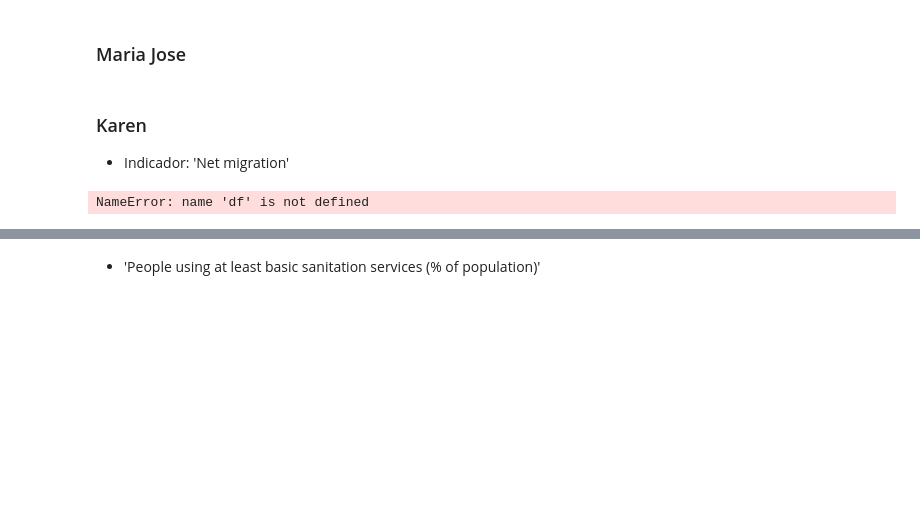
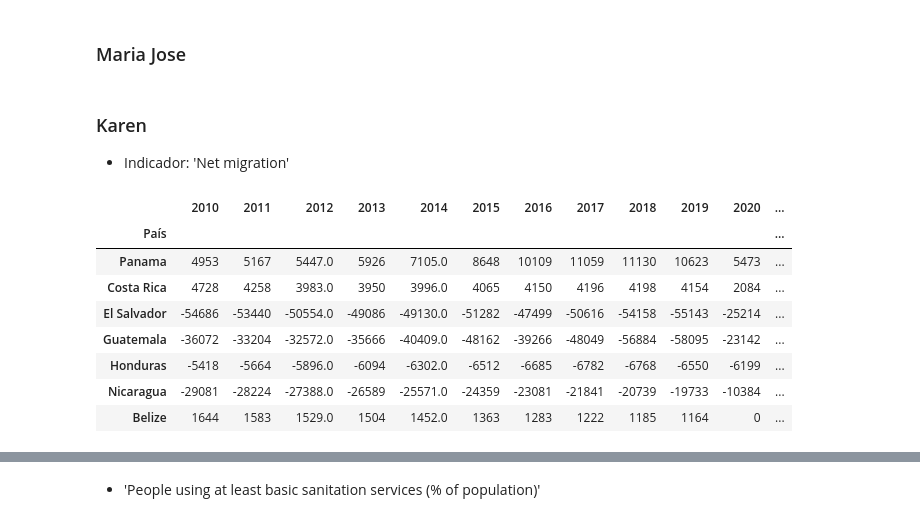
Before and after one commit to KarenSSanchezP/AnalisisLongevidad-AC, a Jupyter notebook: archivo.ipynb, the cells around one changed output, grey strips where cells are left out. Cells and saved outputs as stored; diff of their text form; code cells hidden in the pictures; blank space fills up the shorter version.

```diff
--- a/archivo.ipynb
+++ b/archivo.ipynb
@@ -57,11 +84,22 @@ Karen
 # %% [markdown]
 ### Karen
 - Indicador: 'Net migration'
-# %%
-dfNetMigration = df.groupby(['Provincia', 'Comuna']).sum()
-dfNetMigration.reset_index(inplace=True)
-dfNetMigration.columns = ['Provincia', 'Comuna', 'NetMigration']
-dfNetMigration = dfNetMigration.sort_values(by=['NetMigration'], ascending=False)
-dfNetMigration.head()
-# %% [output]
-NameError: name 'df' is not defined
+# %%
+# seleccionar las filas que contienen el indicador "Net migration"
+dfNetMigration = df[df['Indicador'].str.contains('Net migration')]
+# eliminar la columna indicador
+dfNetMigration = dfNetMigration.drop(columns=['Indicador'])
+# elegimos la columna "País" como index y eliminamos la columna "País"
+dfNetMigration.set_index('País', inplace=True)
+# mostramos los datos
+dfNetMigration
+# %% [output]
+|  | 2010 | 2011 | 2012 | 2013 | 2014 | 2015 | 2016 | 2017 | 2018 | 2019 | 2020 | ... |
+| País |  |  |  |  |  |  |  |  |  |  |  | ... |
+| Panama | 4953 | 5167 | 5447.0 | 5926 | 7105.0 | 8648 | 10109 | 11059 | 11130 | 10623 | 5473 | ... |
+| Costa Rica | 4728 | 4258 | 3983.0 | 3950 | 3996.0 | 4065 | 4150 | 4196 | 4198 | 4154 | 2084 | ... |
+| El Salvador | -54686 | -53440 | -50554.0 | -49086 | -49130.0 | -51282 | -47499 | -50616 | -54158 | -55143 | -25214 | ... |
+| Guatemala | -36072 | -33204 | -32572.0 | -35666 | -40409.0 | -48162 | -39266 | -48049 | -56884 | -58095 | -23142 | ... |
+| Honduras | -5418 | -5664 | -5896.0 | -6094 | -6302.0 | -6512 | -6685 | -6782 | -6768 | -6550 | -6199 | ... |
+| Nicaragua | -29081 | -28224 | -27388.0 | -26589 | -25571.0 | -24359 | -23081 | -21841 | -20739 | -19733 | -10384 | ... |
+| Belize | 1644 | 1583 | 1529.0 | 1504 | 1452.0 | 1363 | 1283 | 1222 | 1185 | 1164 | 0 | ... |
```
Also changed, not shown: parts of 7 cells of this notebook, 1 other file.
